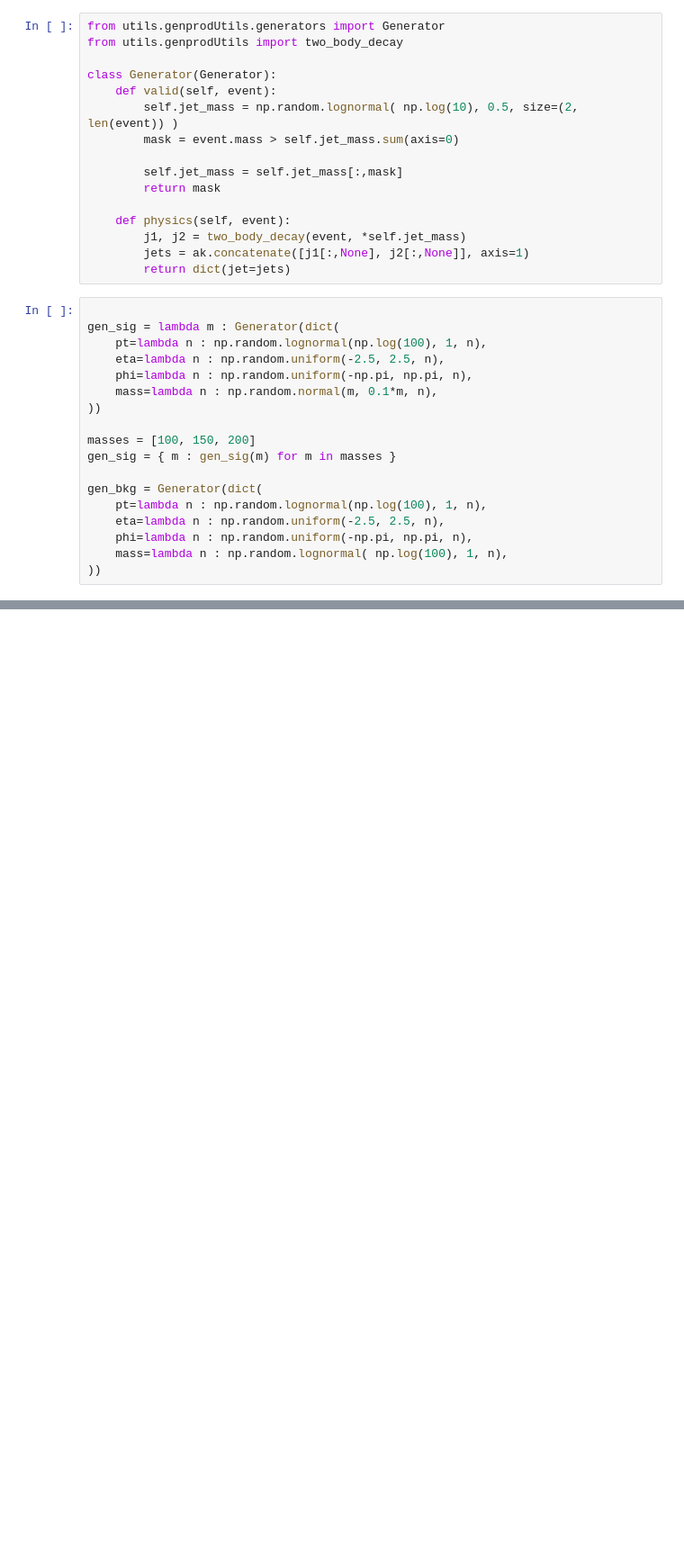
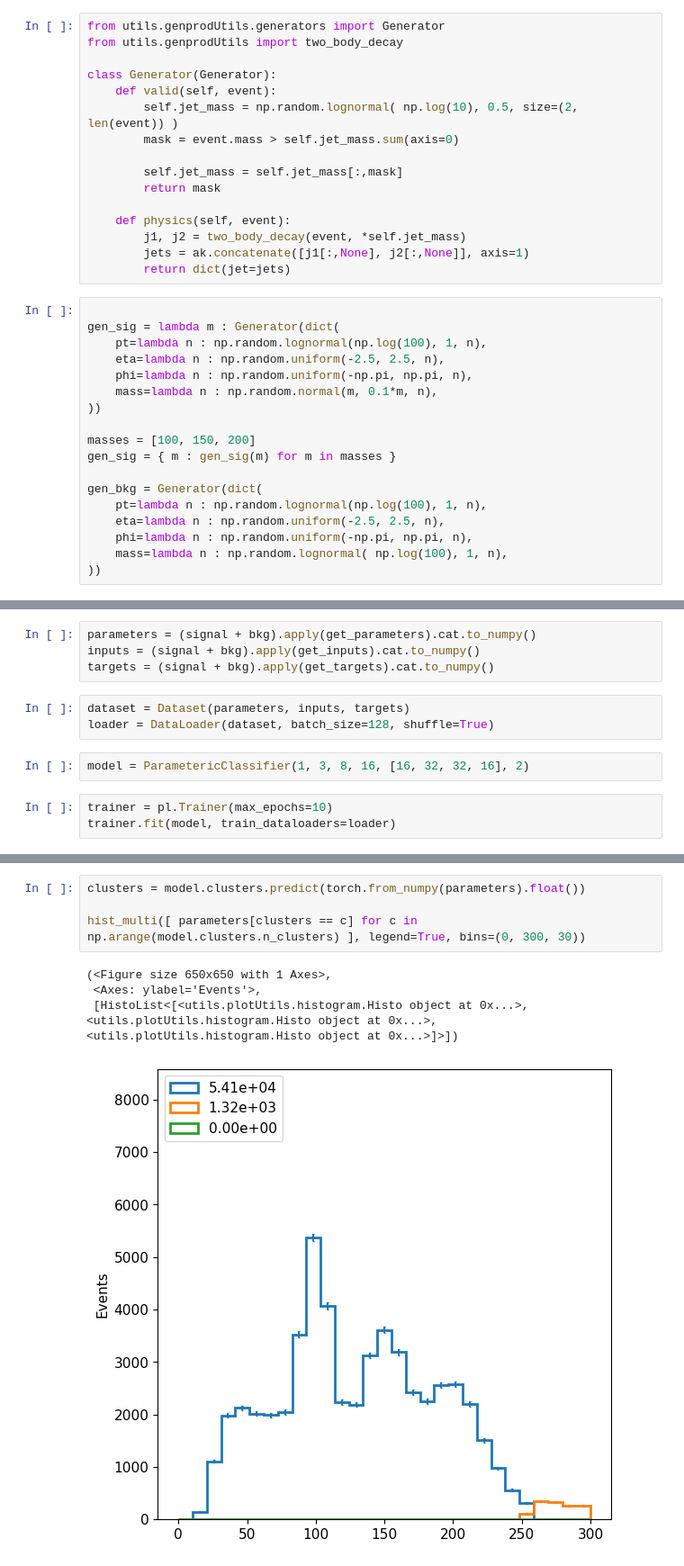
Before and after one commit to ekoenig4/analysis, a Jupyter notebook: jupyter/dev/ml_hashing_for_pnn.ipynb, the cells around one changed output, grey strips where cells are left out. Shown at 90% size. Saved outputs shown, nothing was run; the diff lists cells and outputs as text; blank space fills up the shorter version.

Commit message:
updating utils

```diff
--- a/jupyter/dev/ml_hashing_for_pnn.ipynb
+++ b/jupyter/dev/ml_hashing_for_pnn.ipynb
@@ -157,0 +212,12 @@ tensor([[0.7152, 0.2848],
+# %%
+parameters = (signal + bkg).apply(get_parameters).cat.to_numpy()
+inputs = (signal + bkg).apply(get_inputs).cat.to_numpy()
+targets = (signal + bkg).apply(get_targets).cat.to_numpy()
+# %%
+dataset = Dataset(parameters, inputs, targets)
+loader = DataLoader(dataset, batch_size=128, shuffle=True)
+# %%
+model = ParametericClassifier(1, 3, 8, 16, [16, 32, 32, 16], 2)
+# %%
+trainer = pl.Trainer(max_epochs=10)
+trainer.fit(model, train_dataloaders=loader)
@@ -157,0 +243,9 @@ tensor([[0.7152, 0.2848],
+# %%
+clusters = model.clusters.predict(torch.from_numpy(parameters).float())
+
+hist_multi([ parameters[clusters == c] for c in np.arange(model.clusters.n_clusters) ], legend=True, bins=(0, 300, 30))
+# %% [output]
+(<Figure size 650x650 with 1 Axes>,
+ <Axes: ylabel='Events'>,
+ [HistoList<[<utils.plotUtils.histogram.Histo object at 0x...>, <utils.plotUtils.histogram.Histo object at 0x...>, <utils.plotUtils.histogram.Histo object at 0x...>]>])
+[figure, added]
```
Also changed, not shown: parts of 12 cells of this notebook, 3 other files.
